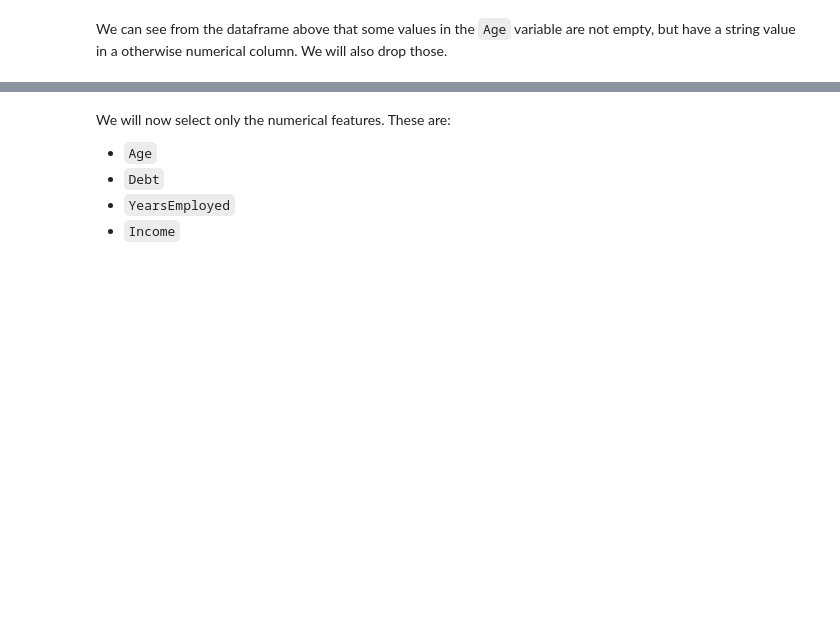
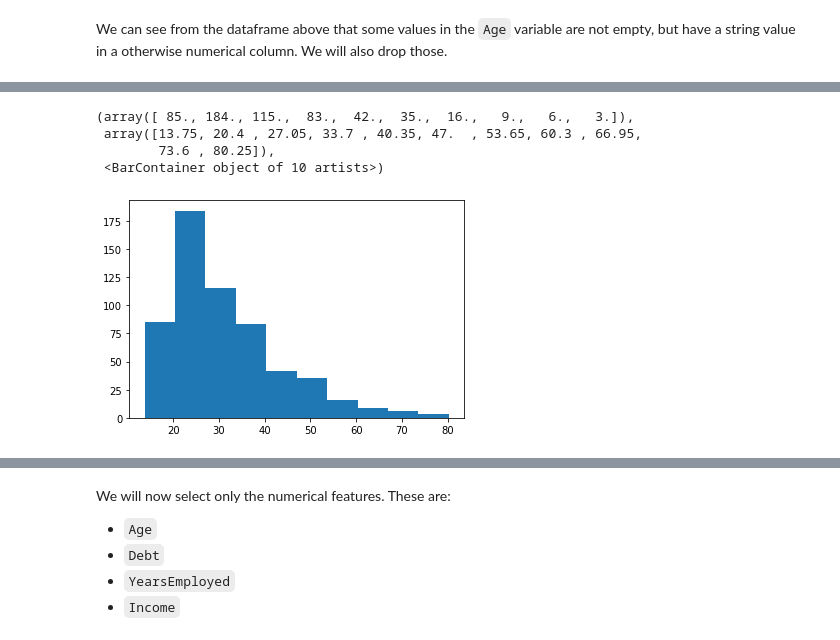
Before and after one commit to ruivieira/benchmark-models, a Jupyter notebook: minimal-numerical/notebooks/01-data-exploration.ipynb, the cells around one changed output, grey strips where cells are left out. Saved outputs shown, nothing was run; the diff lists cells and outputs as text; code cells hidden in the pictures; blank space fills up the shorter version.

```diff
--- a/minimal-numerical/notebooks/01-data-exploration.ipynb
+++ b/minimal-numerical/notebooks/01-data-exploration.ipynb
@@ -42,0 +82,10 @@ df = df[pd.to_numeric(df['Age'], errors='coerce').notnull()]
+# %%
+import matplotlib.pyplot as plt
+
+plt.hist(df.Age)
+# %% [output]
+(array([ 85., 184., 115.,  83.,  42.,  35.,  16.,   9.,   6.,   3.]),
+ array([13.75, 20.4 , 27.05, 33.7 , 40.35, 47.  , 53.65, 60.3 , 66.95,
+        73.6 , 80.25]),
+ <BarContainer object of 10 artists>)
+[figure, added]
```
Also changed, not shown: parts of 29 cells of this notebook, 11 other files.
